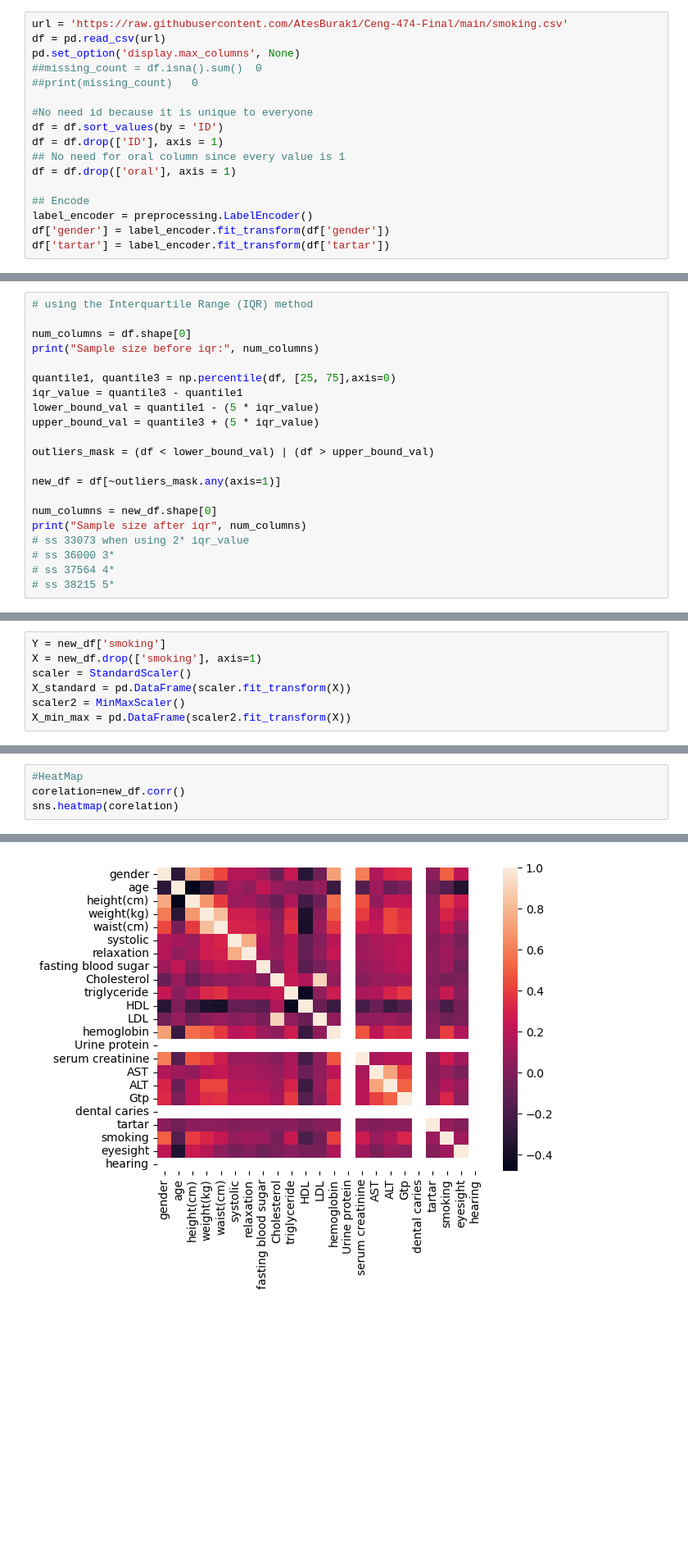
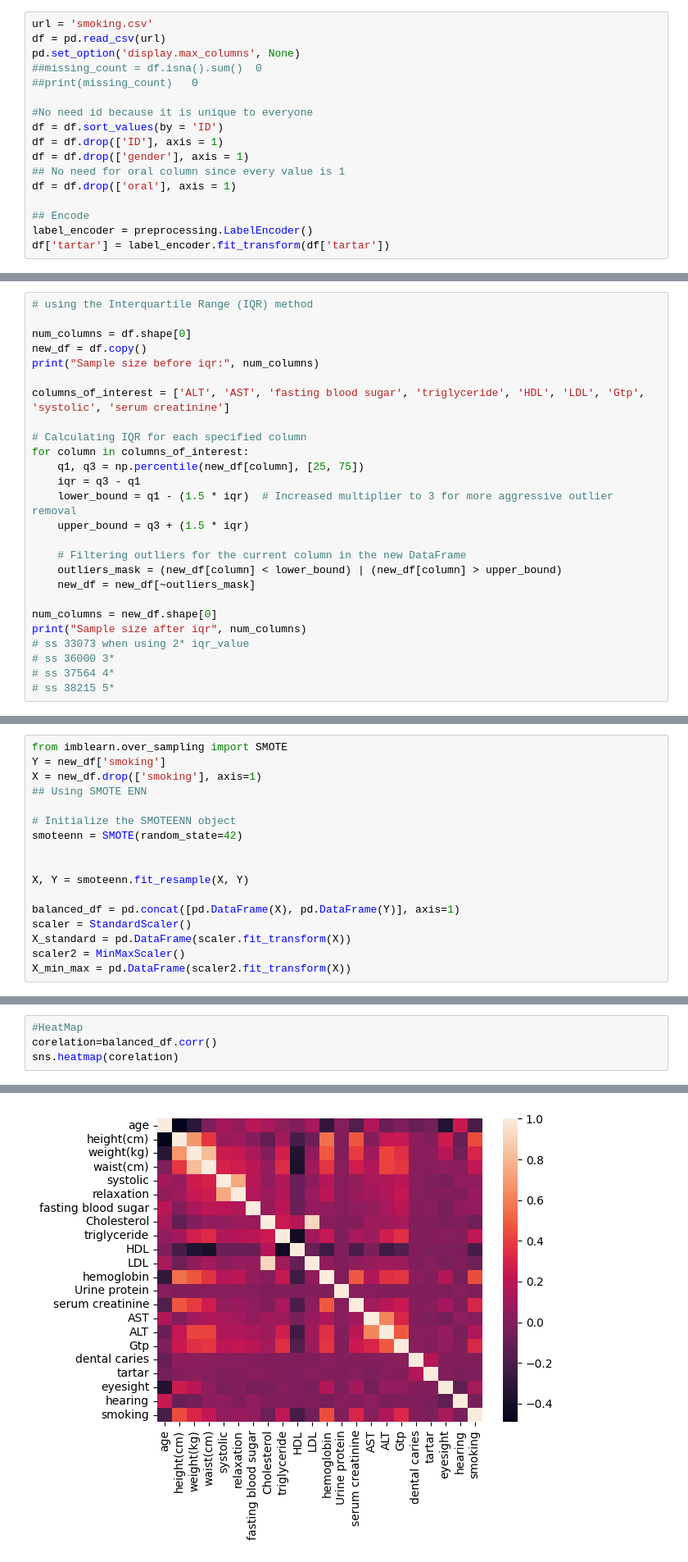
Before and after one commit to AtesBurak1/Ceng-474-Final, a Jupyter notebook: Smoking.ipynb, the cells around one changed output, grey strips where cells are left out. Shown: that part at 82% size. Drawn from its saved outputs; the diff is of its cells as text; blank space fills up the shorter version.

Commit message:
SMOTENN added, quantile fixed, gender dropped

```diff
--- a/Smoking.ipynb
+++ b/Smoking.ipynb
@@ -11,7 +11,7 @@ from sklearn.metrics import accuracy_score, classification_report
 # %% [markdown]
 ### Read the data from github repository and drop uniqe values from it, also combining colunms which are related each other
 # %%
-url = 'https://raw.githubusercontent.com/AtesBurak1/Ceng-474-Final/main/smoking.csv'
+url = 'smoking.csv'
 df = pd.read_csv(url)
 pd.set_option('display.max_columns', None)
 ##missing_count = df.isna().sum()  0
@@ -20,12 +20,12 @@ pd.set_option('display.max_columns', None)
 #No need id because it is unique to everyone
 df = df.sort_values(by = 'ID')
 df = df.drop(['ID'], axis = 1)
+df = df.drop(['gender'], axis = 1)
 ## No need for oral column since every value is 1
 df = df.drop(['oral'], axis = 1)
 
 ## Encode
 label_encoder = preprocessing.LabelEncoder()
-df['gender'] = label_encoder.fit_transform(df['gender'])
 df['tartar'] = label_encoder.fit_transform(df['tartar'])
 # %% [markdown]
 ### Fix the blind values for eyesight, then combine eyesight
@@ -115,16 +101,21 @@ sns.heatmap(corelation)
 # using the Interquartile Range (IQR) method
 
 num_columns = df.shape[0]
+new_df = df.copy()
 print("Sample size before iqr:", num_columns)
 
-quantile1, quantile3 = np.percentile(df, [25, 75],axis=0)
-iqr_value = quantile3 - quantile1
-lower_bound_val = quantile1 - (5 * iqr_value)
-upper_bound_val = quantile3 + (5 * iqr_value)
+columns_of_interest = ['ALT', 'AST', 'fasting blood sugar', 'triglyceride', 'HDL', 'LDL', 'Gtp', 'systolic', 'serum creatinine']
 
-outliers_mask = (df < lower_bound_val) | (df > upper_bound_val)
+# Calculating IQR for each specified column
+for column in columns_of_interest:
+    q1, q3 = np.percentile(new_df[column], [25, 75])
+    iqr = q3 - q1
+    lower_bound = q1 - (1.5 * iqr)  # Increased multiplier to 3 for more aggressive outlier removal
+    upper_bound = q3 + (1.5 * iqr)
 
-new_df = df[~outliers_mask.any(axis=1)]
+    # Filtering outliers for the current column in the new DataFrame
+    outliers_mask = (new_df[column] < lower_bound) | (new_df[column] > upper_bound)
+    new_df = new_df[~outliers_mask]
 
 num_columns = new_df.shape[0]
 print("Sample size after iqr", num_columns)
@@ -138,6 +129,16 @@ Sample size after iqr 38215
 # %%
+from imblearn.over_sampling import SMOTE
 Y = new_df['smoking']
 X = new_df.drop(['smoking'], axis=1)
+## Using SMOTE ENN
+
+# Initialize the SMOTEENN object
+smoteenn = SMOTE(random_state=42)
+
+
+X, Y = smoteenn.fit_resample(X, Y)
+
+balanced_df = pd.concat([pd.DataFrame(X), pd.DataFrame(Y)], axis=1)
 scaler = StandardScaler()
 X_standard = pd.DataFrame(scaler.fit_transform(X))
 scaler2 = MinMaxScaler()
@@ -185,6 +178,6 @@ smoker_counts.iloc[:-1, :-1].plot(kind='bar', stacked=True, color=['black', 'gol
 ### Scaled HeatMap
 # %%
 #HeatMap
-corelation=new_df.corr()
+corelation=balanced_df.corr()
 sns.heatmap(corelation)
 # %% [output]
@@ -192 +185 @@ sns.heatmap(corelation)
-[figure, old version]
+[figure, new version]
```
Also changed, not shown: parts of 20 cells of this notebook.
